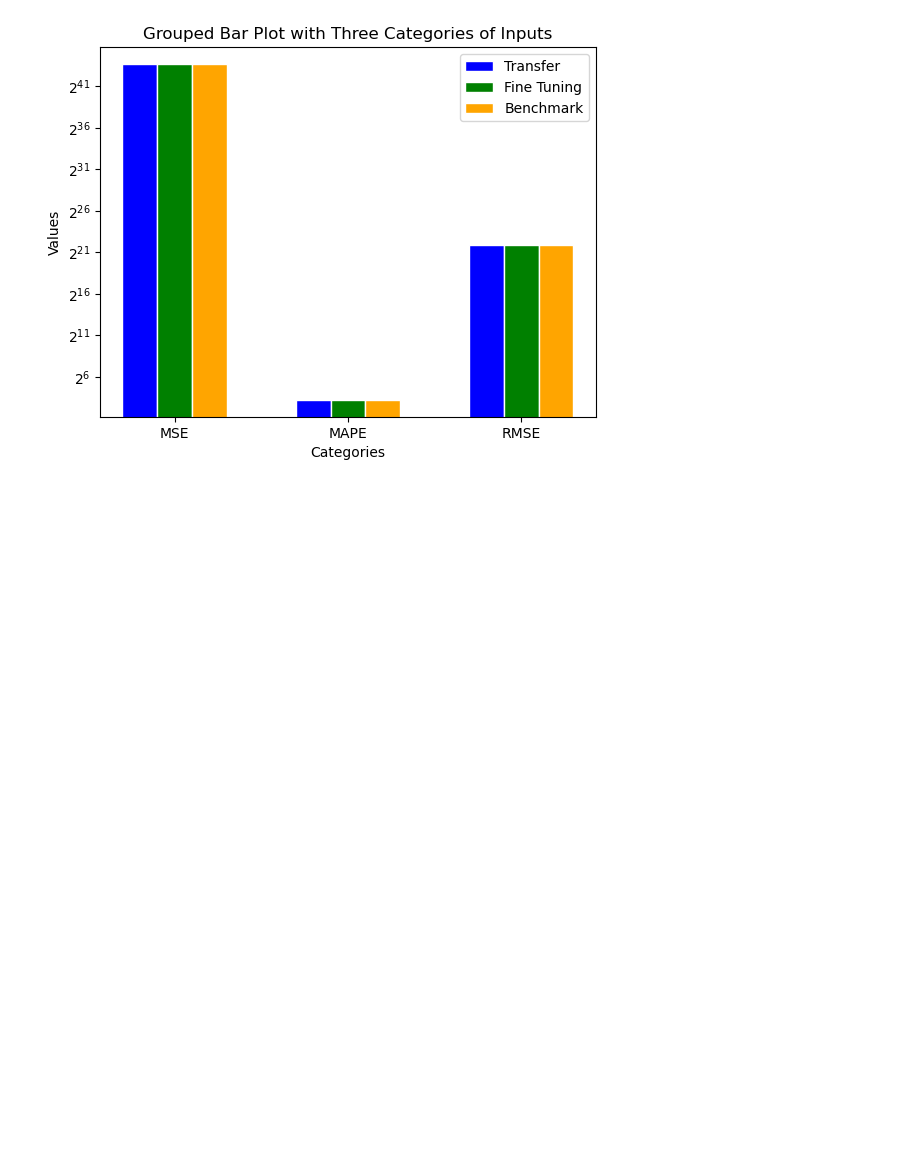
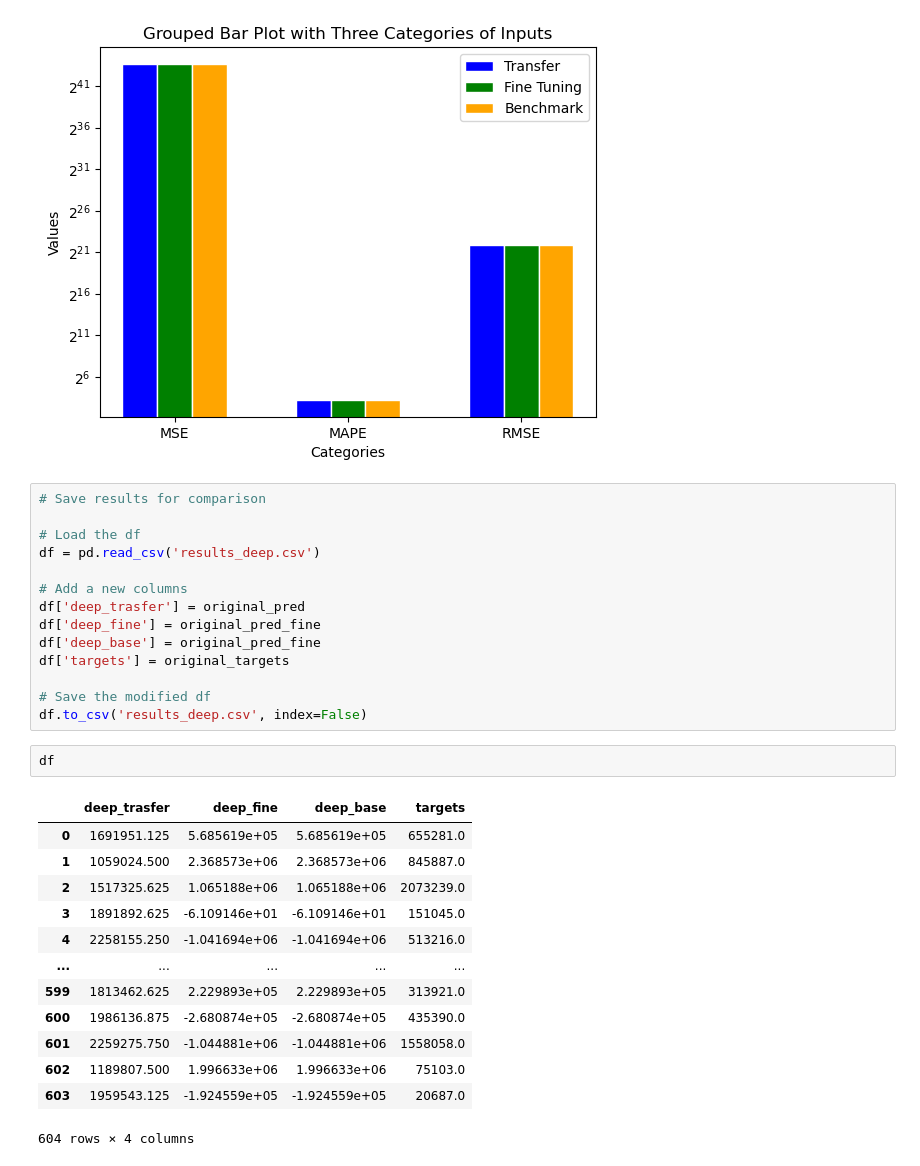
Before and after one commit to Malea-create/YouTube_Stats_Forecasting, a Jupyter notebook: src/fine_tune_pretrain_model.ipynb, the cells around one changed output. Saved outputs shown, nothing was run; the diff lists cells and outputs as text; blank space fills up the shorter version.

```diff
--- a/src/fine_tune_pretrain_model.ipynb
+++ b/src/fine_tune_pretrain_model.ipynb
@@ -736,3 +728,33 @@ plt.legend()
 plt.show()
 # %% [output]
 [figure]
+# %%
+# Save results for comparison
+
+# Load the df
+df = pd.read_csv('results_deep.csv')
+
+# Add a new columns
+df['deep_trasfer'] = original_pred
+df['deep_fine'] = original_pred_fine
+df['deep_base'] = original_pred_fine
+df['targets'] = original_targets
+
+# Save the modified df
+df.to_csv('results_deep.csv', index=False)
+# %%
+df
+# %% [output]
+|  | deep_trasfer | deep_fine | deep_base | targets |
+| 0 | 1691951.125 | 5.685619e+05 | 5.685619e+05 | 655281.0 |
+| 1 | 1059024.500 | 2.368573e+06 | 2.368573e+06 | 845887.0 |
+| 2 | 1517325.625 | 1.065188e+06 | 1.065188e+06 | 2073239.0 |
+| 3 | 1891892.625 | -6.109146e+01 | -6.109146e+01 | 151045.0 |
+| 4 | 2258155.250 | -1.041694e+06 | -1.041694e+06 | 513216.0 |
+| ... | ... | ... | ... | ... |
+| 599 | 1813462.625 | 2.229893e+05 | 2.229893e+05 | 313921.0 |
+| 600 | 1986136.875 | -2.680874e+05 | -2.680874e+05 | 435390.0 |
+| 601 | 2259275.750 | -1.044881e+06 | -1.044881e+06 | 1558058.0 |
+| 602 | 1189807.500 | 1.996633e+06 | 1.996633e+06 | 75103.0 |
+| 603 | 1959543.125 | -1.924559e+05 | -1.924559e+05 | 20687.0 |
+604 rows × 4 columns
```
Also changed, not shown: parts of 16 cells of this notebook, 11 other files.
